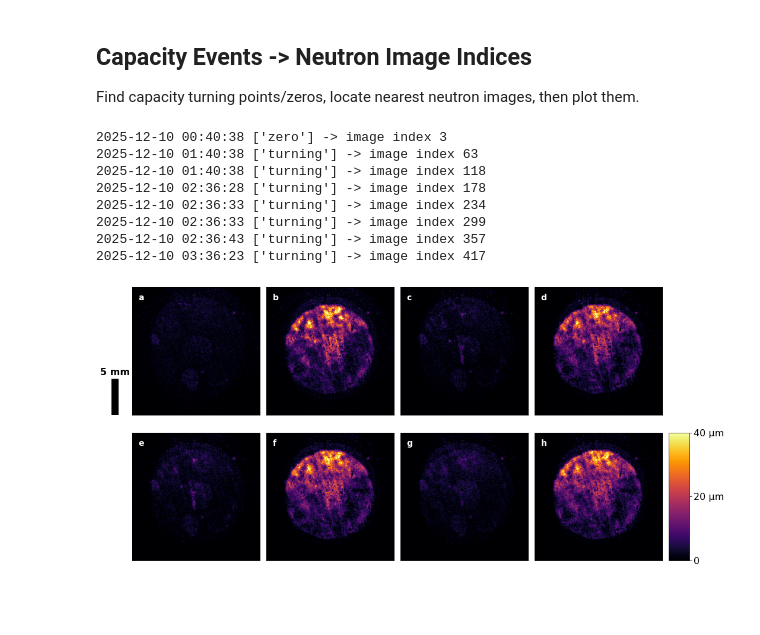
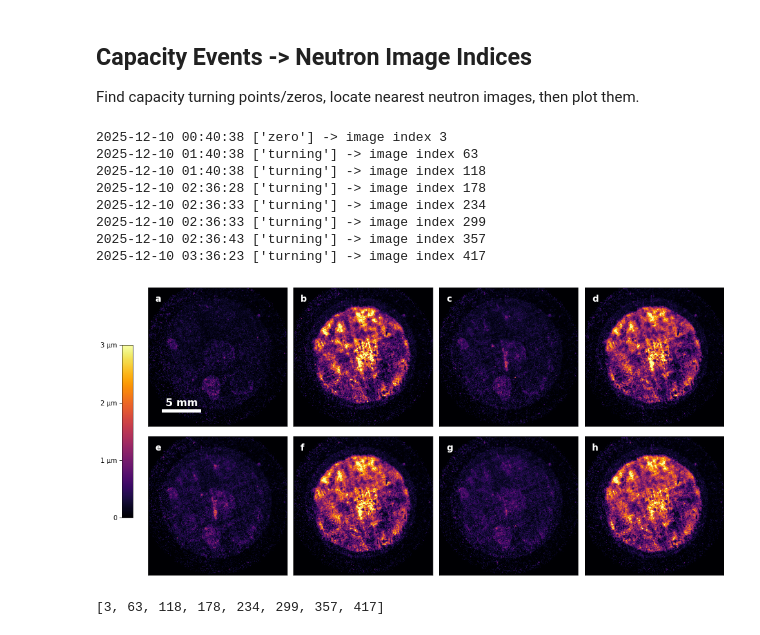
Before and after one commit to xzhang420/toolbox, a Jupyter notebook: operando/operando_pipeline.ipynb, the cells around one changed output. Saved outputs shown, nothing was run; the diff lists cells and outputs as text; code cells hidden in the pictures; blank space fills up the shorter version.

```diff
--- a/operando/operando_pipeline.ipynb
+++ b/operando/operando_pipeline.ipynb
@@ -34,8 +34,13 @@ base_dir = r"/data01/Leon_BOA_December2025"
 # === Paths under base_dir ===
 exp_dir = os.path.join(base_dir, "LiMetal/exp1301_LiMetal_final")
 beamhistory_path = os.path.join(base_dir, "LiMetal/Leon_BOA_Dec2025_exp1301_LiMetal_final_1s.csv")
+
 reference_dir = os.path.join(base_dir, "Ref/exp004_Ref1um_NewCell_40x20NA_wmetal")
 reference_beamhistory_path = os.path.join(base_dir, "Ref/Leon_BOA_Dec2025_Ref.csv")
+reference_bin_y = 2
+reference_bin_x = 2
+reference_final_subfolder = "final"
+
 
 echem_folder = os.path.join(base_dir, "EChem_Dec 02-09 2025 (BOA)/6Lithium Metal")
 video_output_path = os.path.join(base_dir, "LiMetal/exp1301_LiMetal_final.mp4")
@@ -54,6 +59,9 @@ result = run_operando_pipeline(
     reference_dir=reference_dir,
     reference_beamhistory_path=reference_beamhistory_path,
     uncorrected_output_folder_name=uncorrected_output_folder_name,
+    reference_bin_y=reference_bin_y,
+    reference_bin_x=reference_bin_x,
+    reference_final_subfolder=reference_final_subfolder,
 )
 
 result
@@ -71,7 +79,7 @@ import tifffile
 
 # === Fill these in ===
 # Path to background TIFF to subtract
-background_path = os.path.join(base_dir, "LiMetal/spotfix_corrected_tiffs_exp1301_LiMetal_final.tif")
+background_path = os.path.join(base_dir, "LiMetal/spotfix_exp1301_LiMetal_final.tif")
 
 # Input corrected folder (from pipeline)
 corrected_dir = Path(result["corrected_dir"])
@@ -257,9 +271,9 @@ pixel_size=55,
 show_labels=True,
 
 # Color bar
-cmap="inferno",
-cbar_ranges=None,
-cbar_length_frac=0.8,
+cmap="inferno"
+cbar_ranges=[(0,3)]
+cbar_length_frac=0.8
 cbar_mode="shared right"
 cbar_fontsize=16
 cbar_unit=["μm"]
@@ -272,7 +286,7 @@ scale_fontsize=16
 scalebar_mode="outside left"
 scalebar_length=5000
 scale_label="5 mm"
-scalebar_width_frac=0.01
+scalebar_width_frac=0.5
 
 # Figure layout
 spacing=(0.05, 0)
@@ -325,39 +339,44 @@ else:
         img_indices=img_indices,
         pixel_size=55,
         show_labels=True,
 
         # Color bar
         cmap="inferno",
-        cbar_ranges=[(0,40)],
-        cbar_length_frac=0.8,
-        cbar_mode="shared right",
+        cbar_ranges=[(0,3)],
+        cbar_shared_length=0.6,
+        cbar_mode="shared left",
         cbar_fontsize=16,
         cbar_unit=["μm"],
-         # cbar_width_frac=0.01,
+        cbar_width_frac=0.015,
         cbar_show_ticklines=True,
-
+        cbar_n_ticks=4,
+        cbar_pad = 0.02,
 
         # Scale bar,
         scale_fontsize=16,
-        scalebar_mode="outside left",
+        scalebar_mode="inside",
         scalebar_length=5000,
         scale_label="5 mm",
-        scalebar_width_frac=0.01,
+        scalebar_width_frac=0.02,
 
         # Figure layout,
         spacing=(0.05, 0),
-        figsize=(16, 9),
+        figsize=(16, 8.5),
         ncols=4,
         nrows=2,
 
     )
 # %% [output]
 2025-12-10 00:40:38 ['zero'] -> image index 3
 2025-12-10 01:40:38 ['turning'] -> image index 63
 2025-12-10 01:40:38 ['turning'] -> image index 118
 2025-12-10 02:36:28 ['turning'] -> image index 178
 2025-12-10 02:36:33 ['turning'] -> image index 234
 2025-12-10 02:36:33 ['turning'] -> image index 299
 2025-12-10 02:36:43 ['turning'] -> image index 357
 2025-12-10 03:36:23 ['turning'] -> image index 417
-[figure, old version]
+[figure, new version]
+# %%
+print(img_indices)
+# %% [output]
+[3, 63, 118, 178, 234, 299, 357, 417]
```
Also changed, not shown: parts of 4 cells of this notebook, 3 other files.
